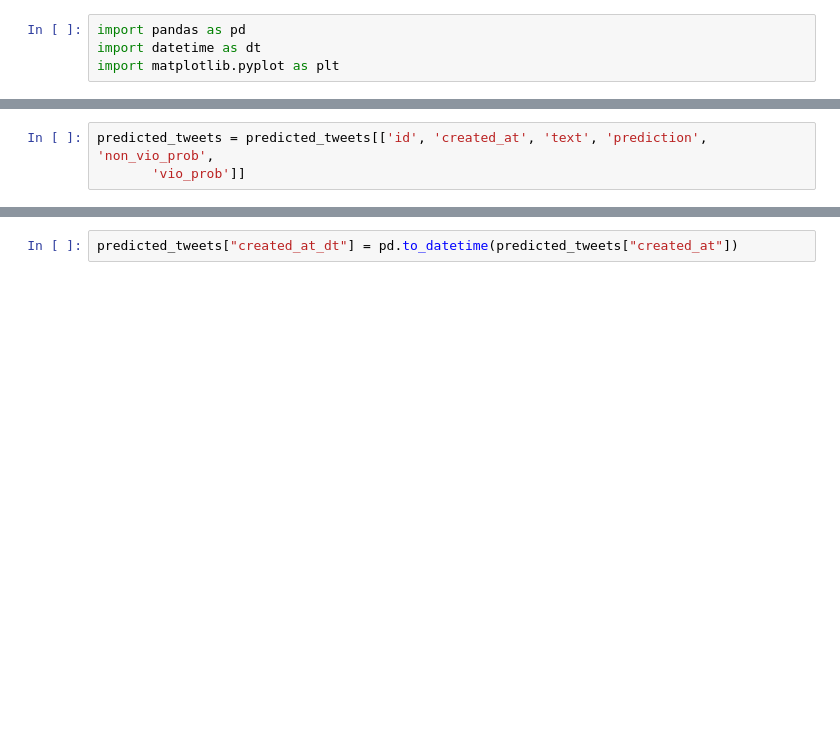
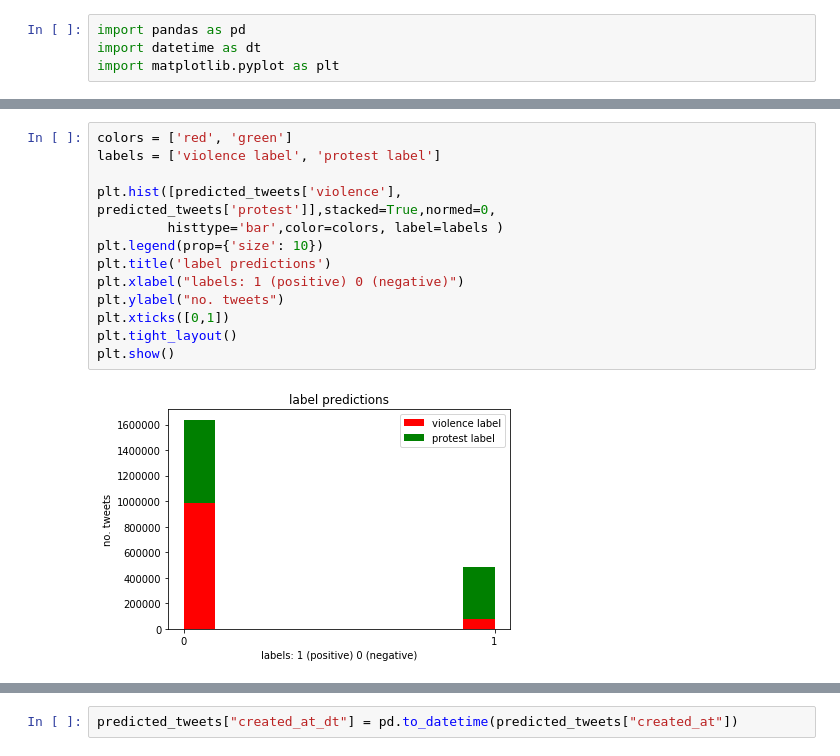
Before and after one commit to efatmae/Tweets_Turkey_2013_data_analysis, a Jupyter notebook: predicted_tweets_time_analysis.ipynb, the cells around one changed output, grey strips where cells are left out. Cells and saved outputs as stored; diff of their text form; blank space fills up the shorter version.

```diff
--- a/predicted_tweets_time_analysis.ipynb
+++ b/predicted_tweets_time_analysis.ipynb
@@ -12,4 +13,16 @@ Index(['Unnamed: 0', 'id', 'created_at', 'text', 'prediction', 'non_vio_prob',
       dtype='object')
-# %%
-predicted_tweets = predicted_tweets[['id', 'created_at', 'text', 'prediction', 'non_vio_prob',
-       'vio_prob']]
+# %%
+colors = ['red', 'green']
+labels = ['violence label', 'protest label']
+
+plt.hist([predicted_tweets['violence'], predicted_tweets['protest']],stacked=True,normed=0,
+         histtype='bar',color=colors, label=labels )
+plt.legend(prop={'size': 10})
+plt.title('label predictions')
+plt.xlabel("labels: 1 (positive) 0 (negative)")
+plt.ylabel("no. tweets")
+plt.xticks([0,1])
+plt.tight_layout()
+plt.show()
+# %% [output]
+[figure, added]
```
Also changed, not shown: parts of 17 cells of this notebook, 1 other file.
